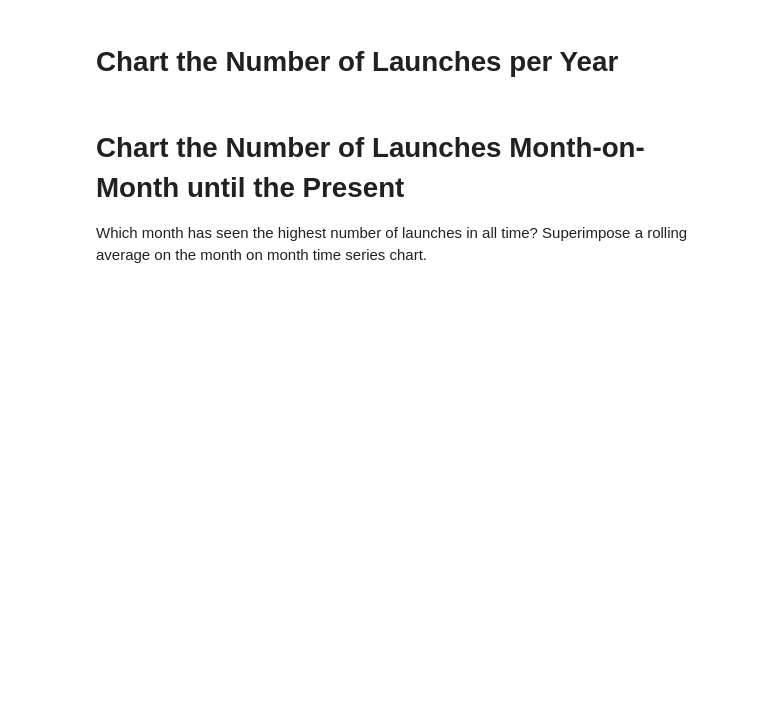
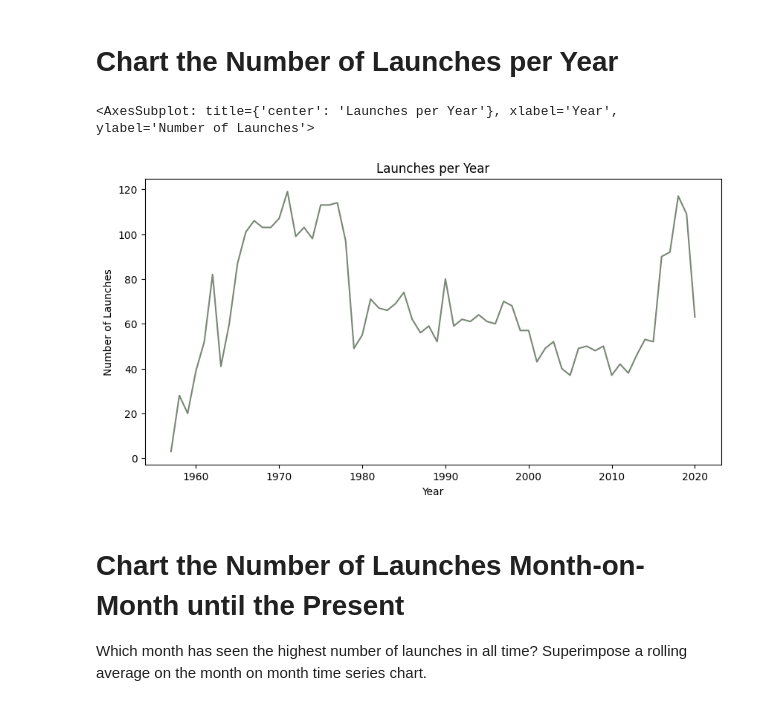
Before and after one commit to yazanismail1/space-race, a Jupyter notebook: main.ipynb, the cells around one changed output. Cells and saved outputs as stored; diff of their text form; code cells hidden in the pictures; blank space fills up the shorter version.

```diff
--- a/main.ipynb
+++ b/main.ipynb
@@ -75,5 +222,14 @@ You can use the iso3166 package to convert the country names to Alpha3 format.
 # %% [markdown]
 # Chart the Number of Launches per Year
+# %%
+years_count = df.groupby(by="Year")["Year"].count()
+# %%
+from matplotlib.pyplot import ylabel
+
+years_count.plot.line(title="Launches per Year", color="#798777", figsize=(10,5), ylabel="Number of Launches")
+# %% [output]
+<AxesSubplot: title={'center': 'Launches per Year'}, xlabel='Year', ylabel='Number of Launches'>
+[figure, added]
 # %% [markdown]
 # Chart the Number of Launches Month-on-Month until the Present
 
```
Also changed, not shown: parts of 42 cells of this notebook, 2 other files.
